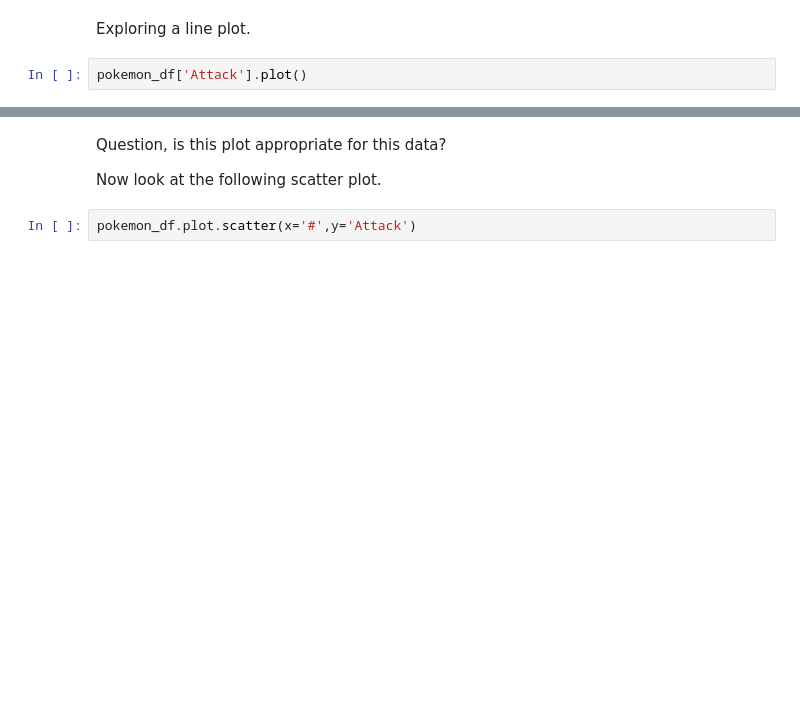
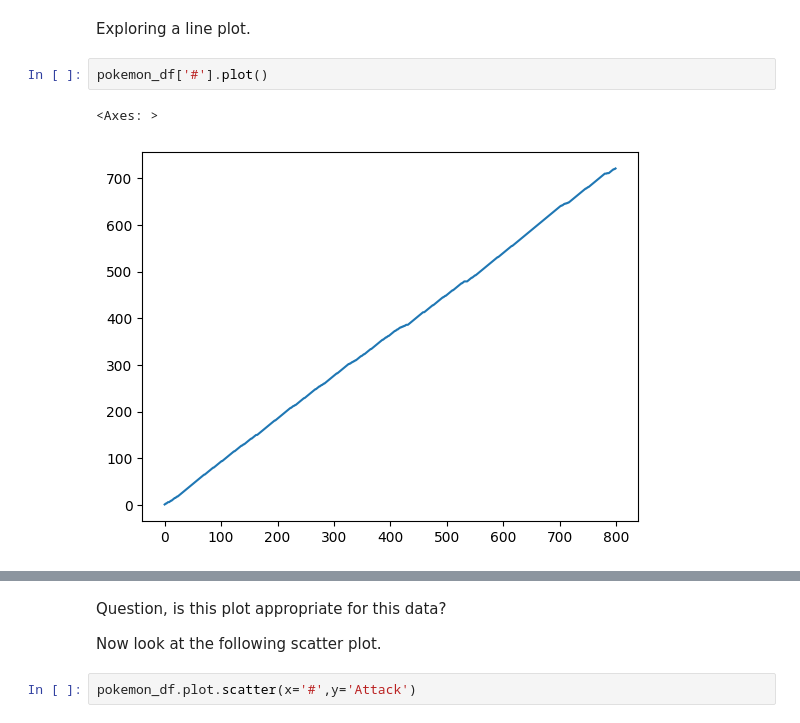
Before and after one commit to JosephB2/Code-Lancashire-Python-Module, a Jupyter notebook: Pandas.ipynb, the cells around one changed output, grey strips where cells are left out. Drawn from its saved outputs; the diff is of its cells as text; blank space fills up the shorter version.

```diff
--- a/Pandas.ipynb
+++ b/Pandas.ipynb
@@ -302,4 +460,7 @@ pokemon_df.hist('Attack')
 # %% [markdown]
 Exploring a line plot.
 # %%
-pokemon_df['Attack'].plot()
+pokemon_df['#'].plot()
+# %% [output]
+<Axes: >
+[figure, added]
```
Also changed, not shown: parts of 31 cells of this notebook, 2 other files.
